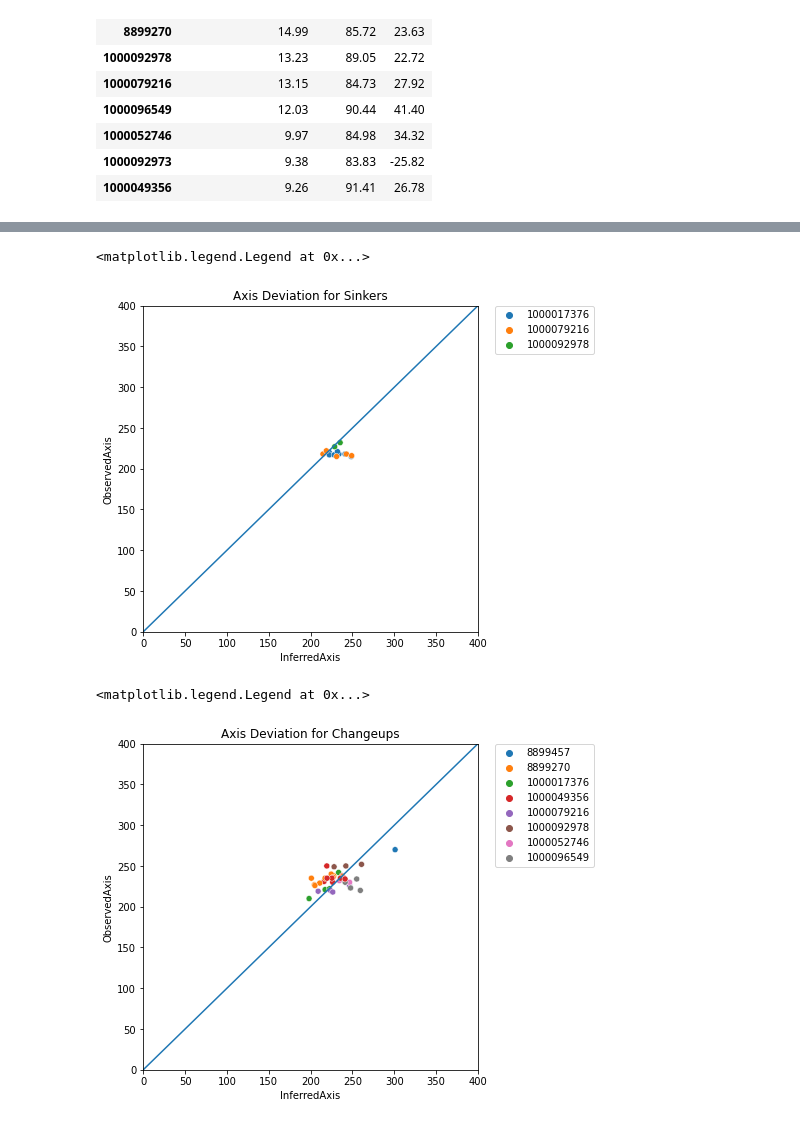
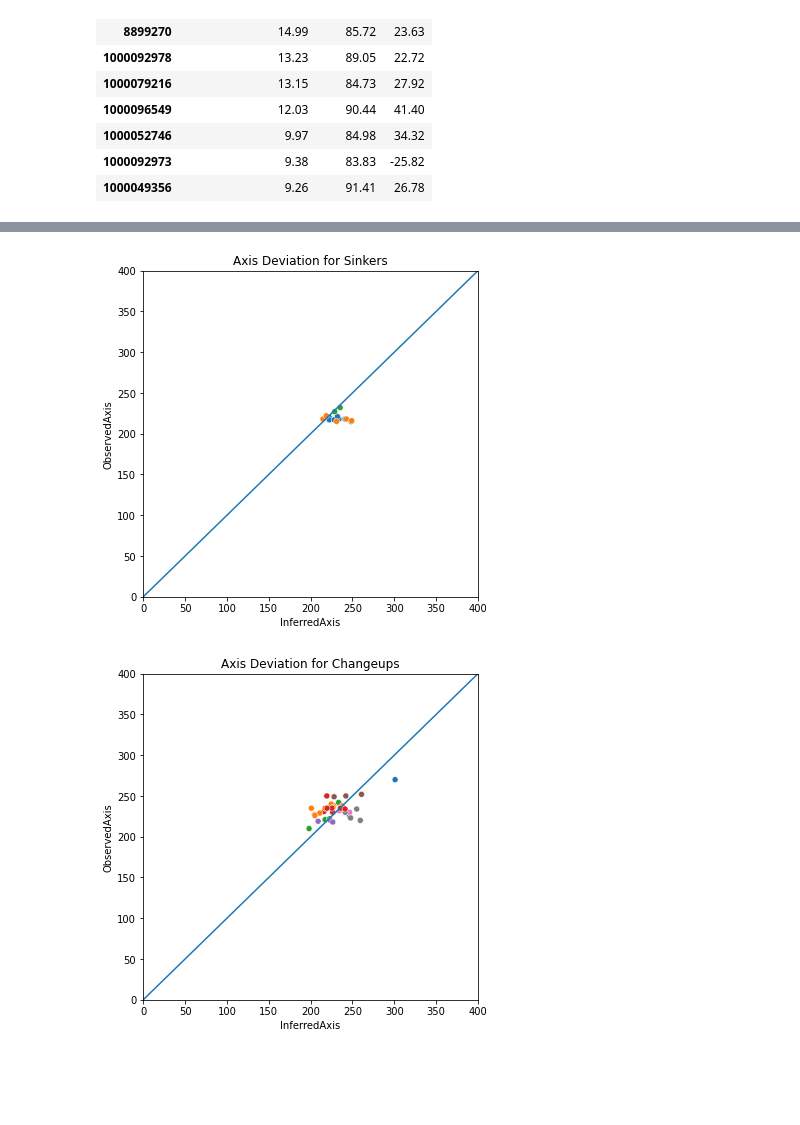
Before and after one commit to joeymylott/WakeForestBiomechanicsAndAnalytics, a Jupyter notebook: SSW Surfing (no names).ipynb, the cells around one changed output, grey strips where cells are left out. Cells and saved outputs as stored; diff of their text form; code cells hidden in the pictures; blank space fills up the shorter version.

```diff
--- a/SSW Surfing (no names).ipynb
+++ b/SSW Surfing (no names).ipynb
@@ -423,26 +422,24 @@ plt.legend(bbox_to_anchor=(1.05, 1), loc=2, borderaxespad=0.)
 # %%
 # Plot Axis deviation for the whole pitching staff's sinkers only
-sinksswplot = sns.scatterplot( x="InferredAxis", y="ObservedAxis", data=sswsink, hue='PitcherId')
+sinksswplot = sns.scatterplot( x="InferredAxis", y="ObservedAxis", data=sswsink, hue='PitcherId', legend=False)
 sinksswplot.set(xlim=(0, 400))
 sinksswplot.set(ylim=(0, 400))
 plt.plot([0, 400], [0, 400])
 sinksswplot.set(title="Axis Deviation for Sinkers")
 plt.rcParams['figure.figsize'] = [6, 6]
-plt.legend(bbox_to_anchor=(1.05, 1), loc=2, borderaxespad=0.)
+#plt.legend(bbox_to_anchor=(1.05, 1), loc=2, borderaxespad=0.)
 # %% [output]
-<matplotlib.legend.Legend at 0x...>
-[figure, old version]
+[figure, new version]
 # %%
 # Plot Axis deviation for the whole pitching staff's changeups only
-changesswplot = sns.scatterplot( x="InferredAxis", y="ObservedAxis", data=sswchange, hue='PitcherId')
+changesswplot = sns.scatterplot( x="InferredAxis", y="ObservedAxis", data=sswchange, hue='PitcherId', legend=False)
 changesswplot.set(xlim=(0, 400))
 changesswplot.set(ylim=(0, 400))
 plt.plot([0, 400], [0, 400])
 changesswplot.set(title="Axis Deviation for Changeups")
 plt.rcParams['figure.figsize'] = [6, 6]
-plt.legend(bbox_to_anchor=(1.05, 1), loc=2, borderaxespad=0.)
+#plt.legend(bbox_to_anchor=(1.05, 1), loc=2, borderaxespad=0.)
 # %% [output]
-<matplotlib.legend.Legend at 0x...>
-[figure, old version]
+[figure, new version]
 # %%
 # Plots of InducedVertDeviation (x-axis) vs HorzBreakDeviation (y-axis)
```
Also changed, not shown: parts of 14 cells of this notebook.
